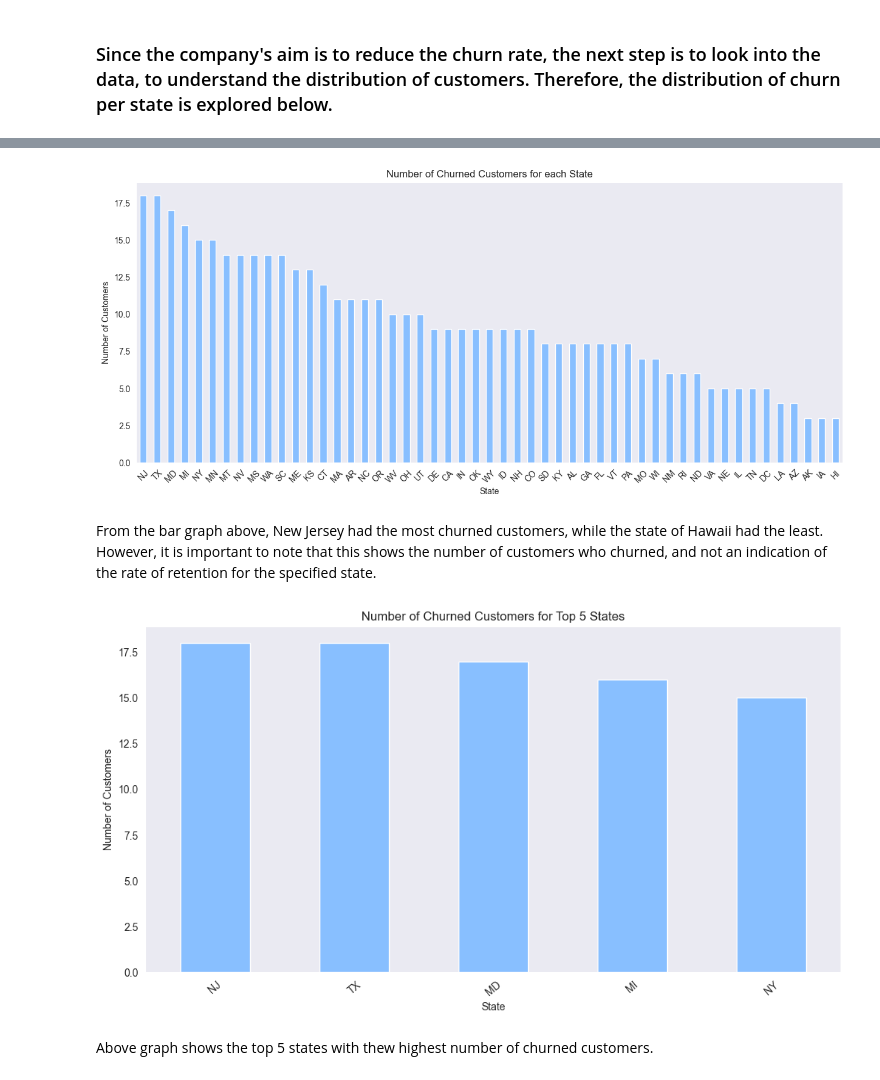
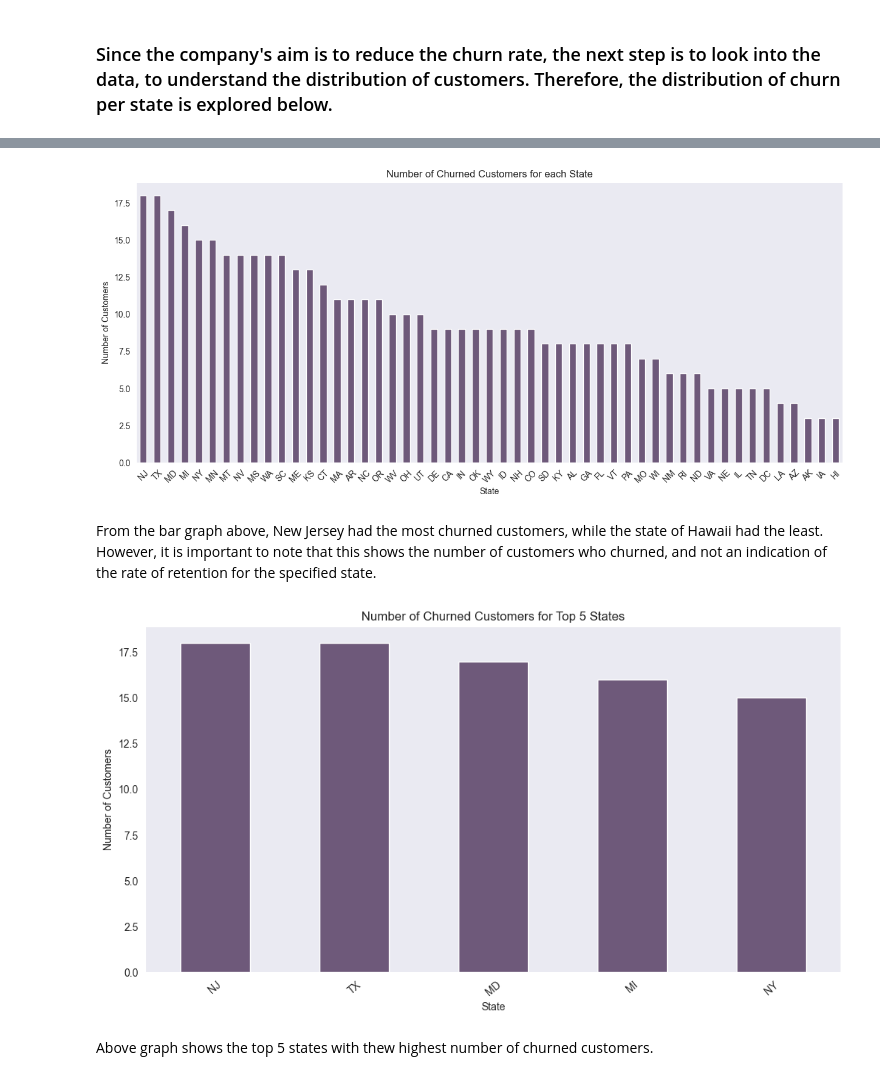
Before and after one commit to phelanthropus/SyriaTel-Customer-Churn, a Jupyter notebook: Untitled.ipynb, the cells around one changed output, grey strips where cells are left out. Drawn from its saved outputs; the diff is of its cells as text; code cells hidden in the pictures.

Commit message:
Changes on graphs

```diff
--- a/Untitled.ipynb
+++ b/Untitled.ipynb
@@ -300,30 +300,30 @@ churn_count = df_churn['state'].value_counts()
 
 # Plot a bar graph for the number of churned customers per state
 plt.figure(figsize=(15, 6))
-churn_count.plot(kind='bar', color = '#88bfff')
+churn_count.plot(kind='bar', color = ['#6e597a'])
 plt.title('Number of Churned Customers for each State')
 plt.xlabel('State')
 plt.ylabel('Number of Customers')
 plt.xticks(rotation=45)
 plt.show()
 # %% [output]
-[figure, old version]
+[figure, new version]
 # %% [markdown]
 From the bar graph above, New Jersey had the most churned customers, while the state of Hawaii had the least. However, it is important to note that this shows the number of customers who churned, and not an indication of the rate of retention for the specified state.
 # %%
 # Find the top 5 states with the highest number of churned customers
 top_5_churn_states = df_churn['state'].value_counts().head(5)
 
 # Plot a bar graph for the number of churned customers per state
 plt.figure(figsize=(12, 6))
-top_5_churn_states.plot(kind='bar', color = '#88bfff')
+top_5_churn_states.plot(kind='bar', color = ['#6e597a'])
 plt.title('Number of Churned Customers for Top 5 States')
 plt.xlabel('State')
 plt.ylabel('Number of Customers')
 plt.xticks(rotation=40)
 plt.show()
 # %% [output]
-[figure, old version]
+[figure, new version]
 # %% [markdown]
 Above graph shows the top 5 states with thew highest number of churned customers.
 # %%
```
Also changed, not shown: parts of 4 cells of this notebook, 2 other files.
